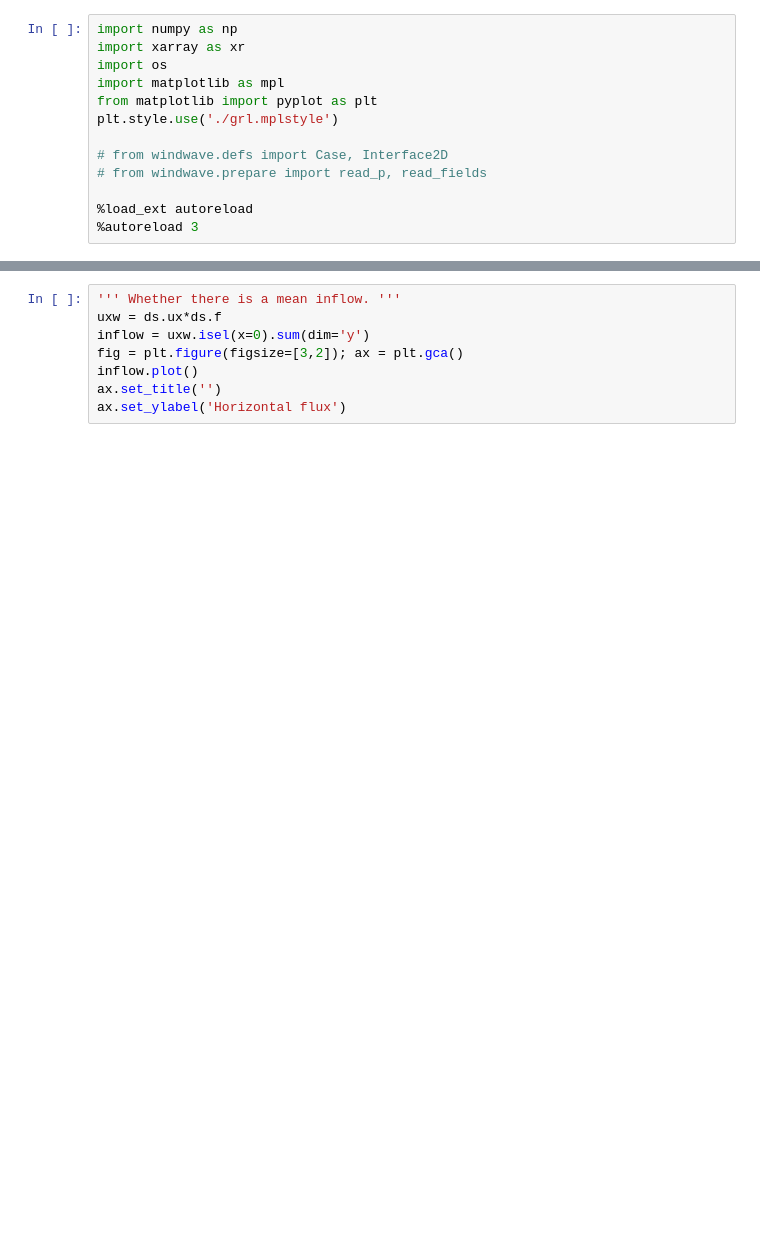
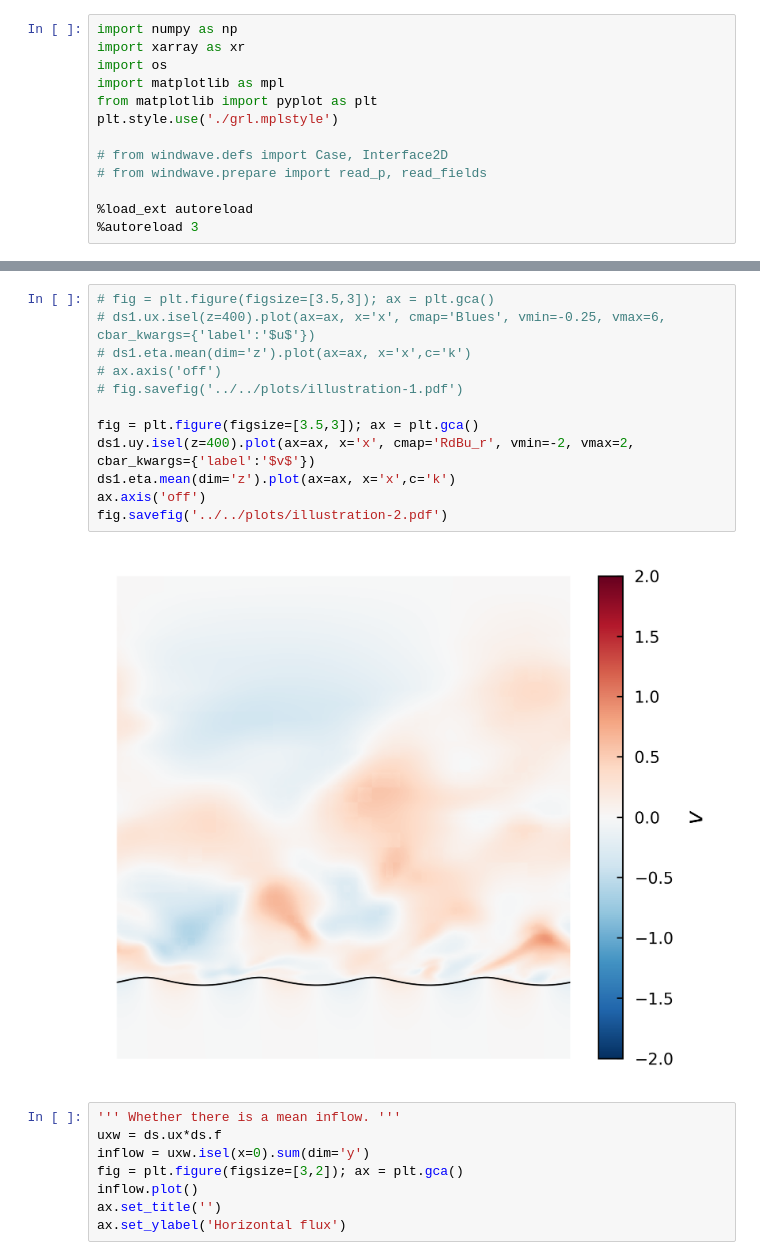
Before and after one commit to jiarong-wu/ctr, a Jupyter notebook: post-processing/windwave/notebooks/data_3D.ipynb, the cells around one changed output, grey strips where cells are left out. Cells and saved outputs as stored; diff of their text form; blank space fills up the shorter version.

```diff
--- a/post-processing/windwave/notebooks/data_3D.ipynb
+++ b/post-processing/windwave/notebooks/data_3D.ipynb
@@ -74,3 +35,17 @@ ds.ux.isel(z=400).plot(x='x')
+# %%
+# fig = plt.figure(figsize=[3.5,3]); ax = plt.gca()
+# ds1.ux.isel(z=400).plot(ax=ax, x='x', cmap='Blues', vmin=-0.25, vmax=6, cbar_kwargs={'label':'$u$'})
+# ds1.eta.mean(dim='z').plot(ax=ax, x='x',c='k')
+# ax.axis('off')
+# fig.savefig('../../plots/illustration-1.pdf')
+
+fig = plt.figure(figsize=[3.5,3]); ax = plt.gca()
+ds1.uy.isel(z=400).plot(ax=ax, x='x', cmap='RdBu_r', vmin=-2, vmax=2, cbar_kwargs={'label':'$v$'})
+ds1.eta.mean(dim='z').plot(ax=ax, x='x',c='k')
+ax.axis('off')
+fig.savefig('../../plots/illustration-2.pdf')
+# %% [output]
+[figure, added]
 # %%
 ''' Whether there is a mean inflow. '''
 uxw = ds.ux*ds.f
```
Also changed, not shown: parts of 6 cells of this notebook, 26 other files.
